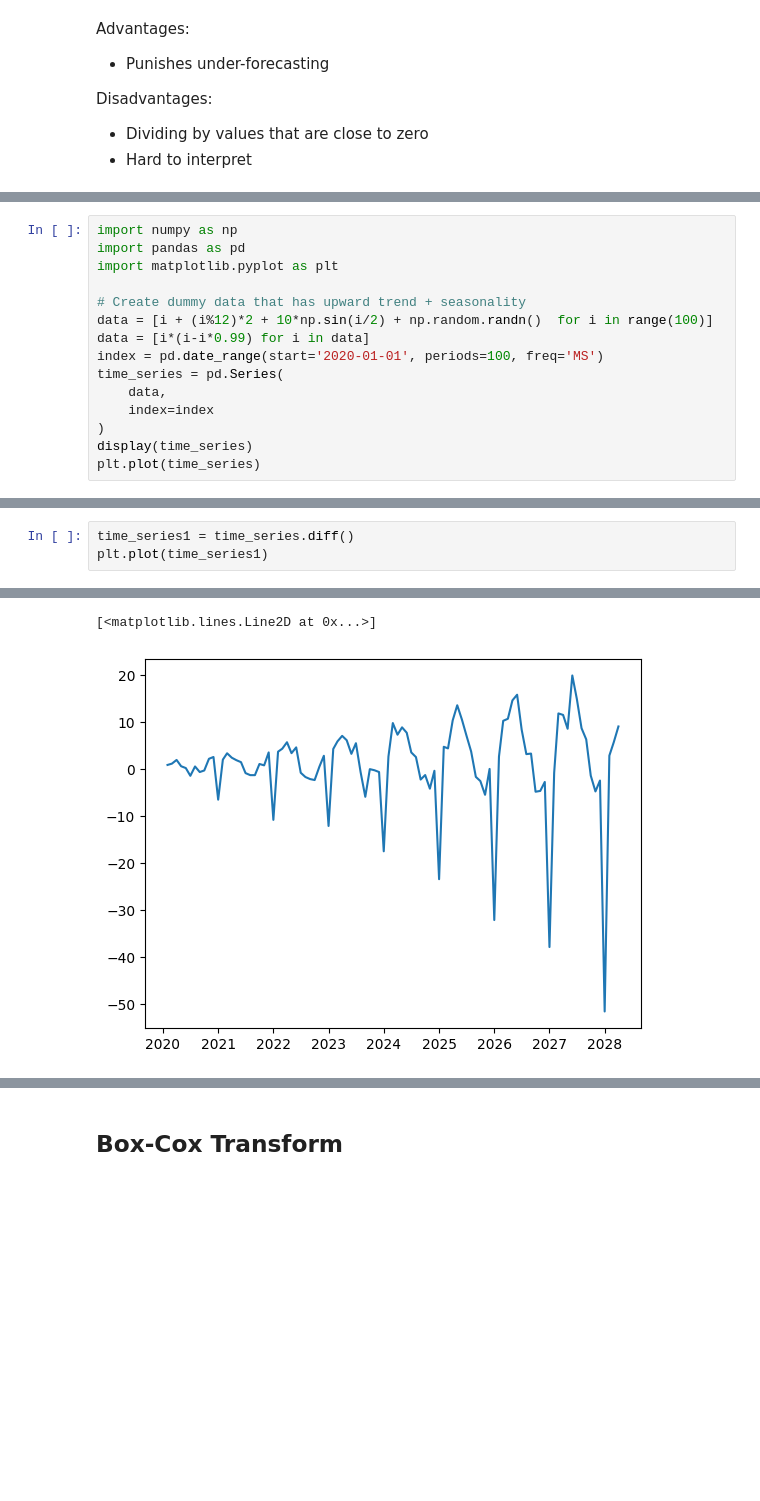
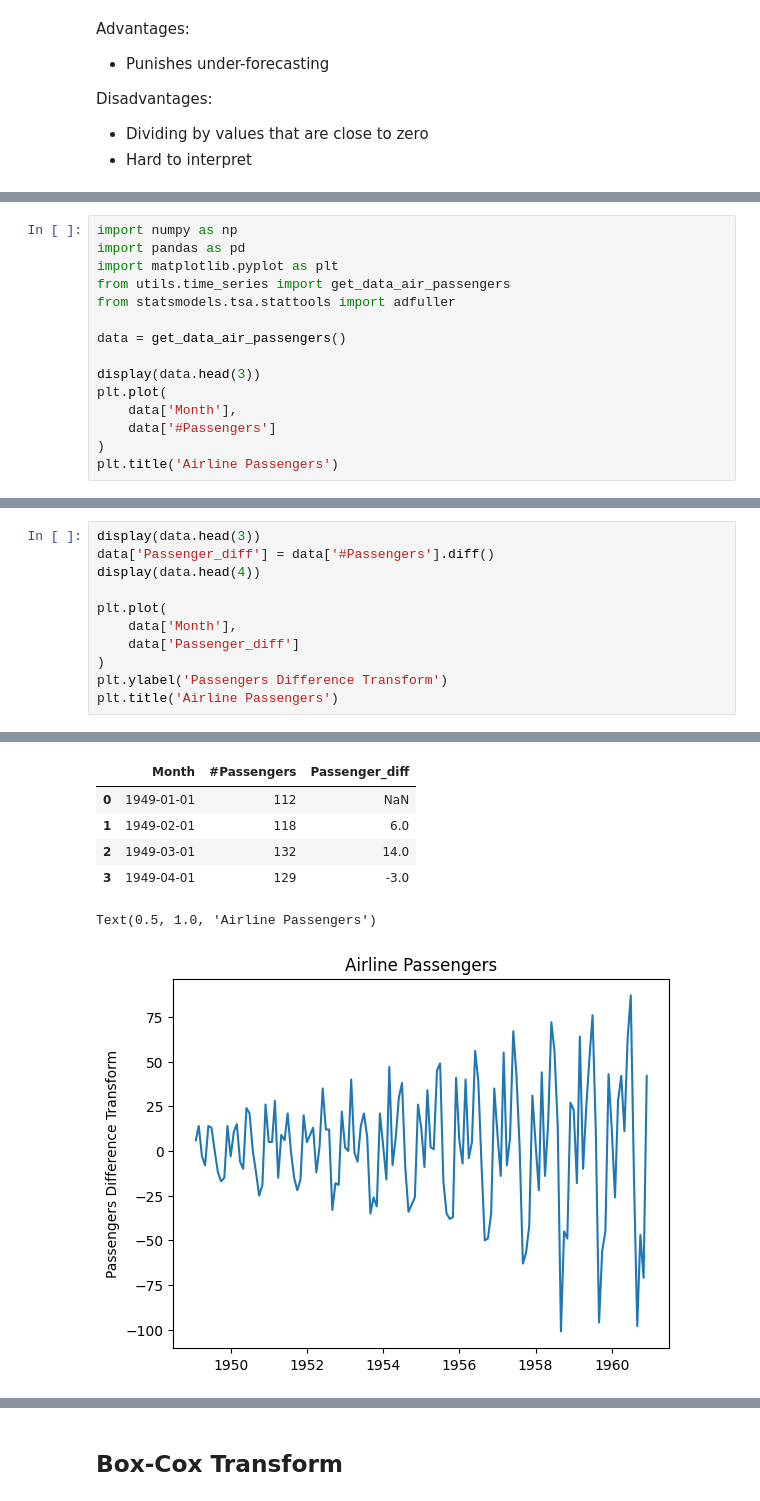
Before and after one commit to EvgeniiZorin/Handbook_Data-Science, a Jupyter notebook: _0_time_series.ipynb, the cells around one changed output, grey strips where cells are left out. Cells and saved outputs as stored; diff of their text form; blank space fills up the shorter version.

```diff
--- a/_0_time_series.ipynb
+++ b/_0_time_series.ipynb
@@ -172,15 +360,15 @@ Disadvantages:
 import numpy as np
 import pandas as pd
 import matplotlib.pyplot as plt
+from utils.time_series import get_data_air_passengers
+from statsmodels.tsa.stattools import adfuller
 
-# Create dummy data that has upward trend + seasonality
-data = [i + (i%12)*2 + 10*np.sin(i/2) + np.random.randn()  for i in range(100)]
-data = [i*(i-i*0.99) for i in data]
-index = pd.date_range(start='2020-01-01', periods=100, freq='MS')
-time_series = pd.Series(
-    data,
-    index=index
+data = get_data_air_passengers()
+
+display(data.head(3))
+plt.plot(
+    data['Month'],
+    data['#Passengers']
 )
-display(time_series)
-plt.plot(time_series)
+plt.title('Airline Passengers')
 # %% [output]
@@ -228,4 +421,12 @@ $$
 # %%
-time_series1 = time_series.diff()
-plt.plot(time_series1)
+display(data.head(3))
+data['Passenger_diff'] = data['#Passengers'].diff()
+display(data.head(4))
+
+plt.plot(
+    data['Month'],
+    data['Passenger_diff']
+)
+plt.ylabel('Passengers Difference Transform')
+plt.title('Airline Passengers')
 # %% [output]
@@ -232,5 +437,10 @@ plt.plot(time_series1)
+|  | Month | #Passengers | Passenger_diff |
+| 0 | 1949-01-01 | 112 | NaN |
+| 1 | 1949-02-01 | 118 | 6.0 |
+| 2 | 1949-03-01 | 132 | 14.0 |
+| 3 | 1949-04-01 | 129 | -3.0 |
-[<matplotlib.lines.Line2D at 0x...>]
+Text(0.5, 1.0, 'Airline Passengers')
-[figure, old version]
+[figure, new version]
 # %% [markdown]
 **Logarithm transform**
 - Stabilises the variance
```
Also changed, not shown: parts of 55 cells of this notebook, 1 other file.
